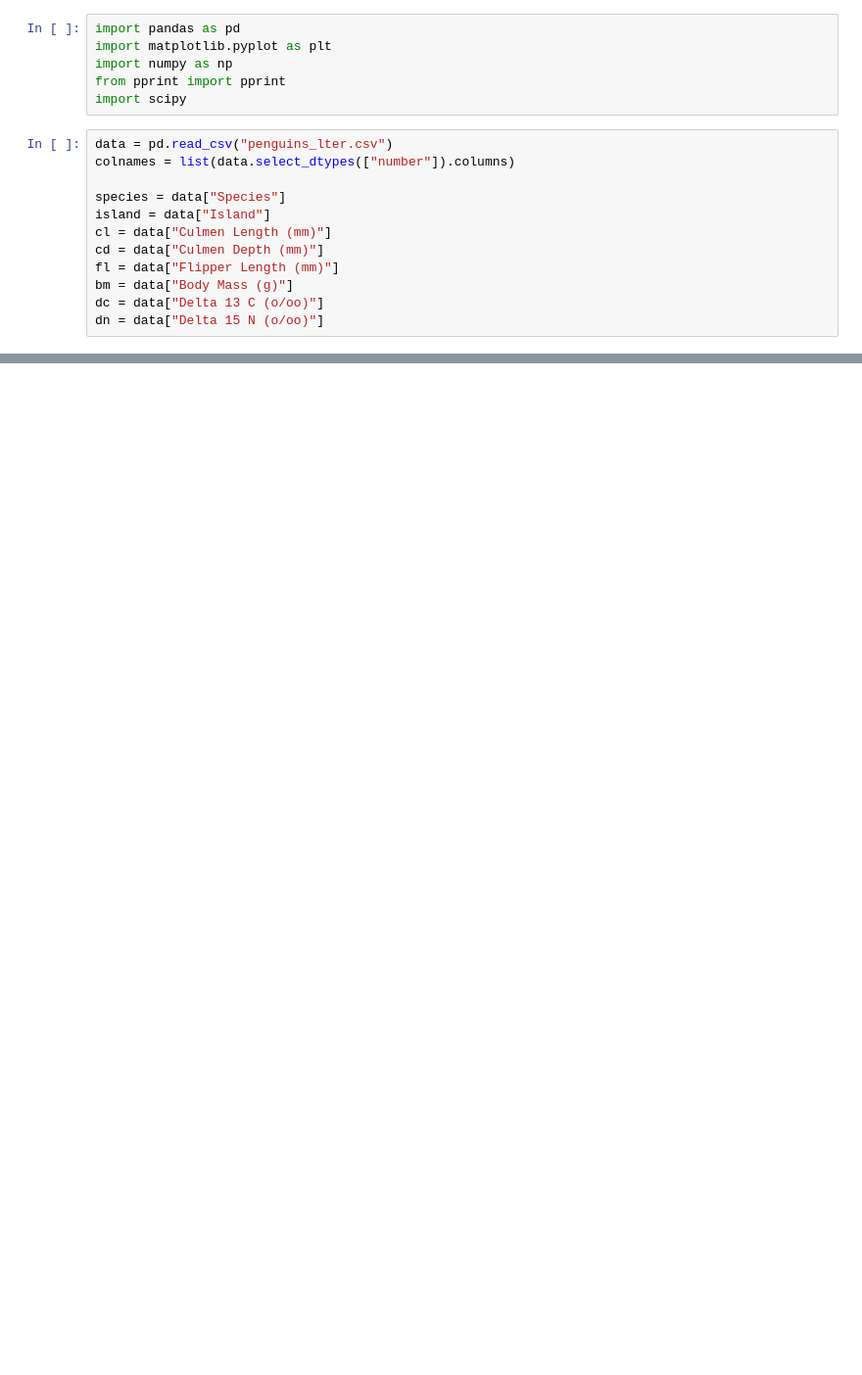
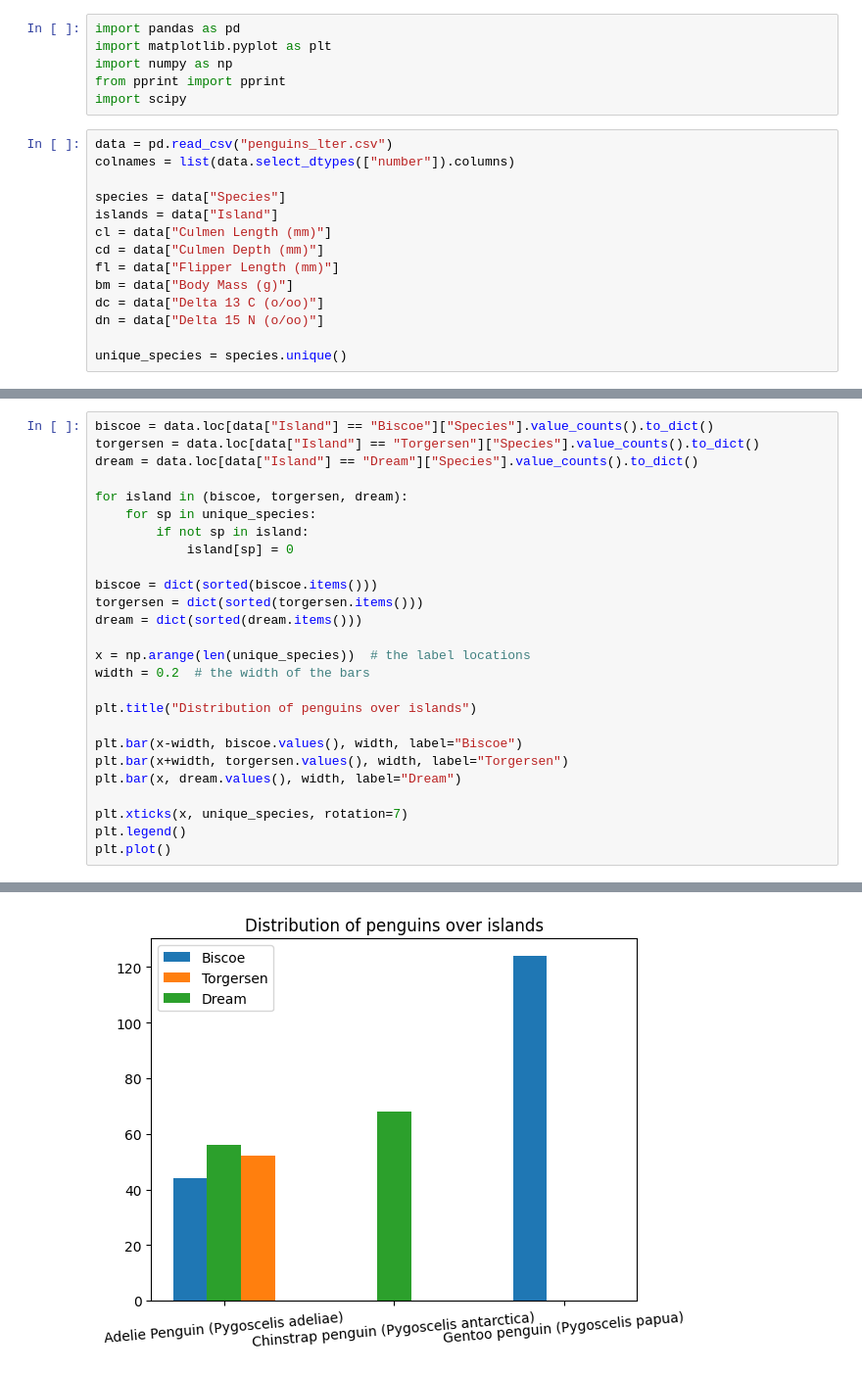
Before and after one commit to Unexp1ainable/UPA-2, a Jupyter notebook: proj.ipynb, the cells around one changed output, grey strips where cells are left out. Shown at 98% size. Drawn from its saved outputs; the diff is of its cells as text; blank space fills up the shorter version.

Commit message:
penguin distribution over islands

```diff
--- a/proj.ipynb
+++ b/proj.ipynb
@@ -9,10 +9,12 @@ data = pd.read_csv("penguins_lter.csv")
 colnames = list(data.select_dtypes(["number"]).columns)
 
 species = data["Species"]
-island = data["Island"]
+islands = data["Island"]
 cl = data["Culmen Length (mm)"]
 cd = data["Culmen Depth (mm)"]
 fl = data["Flipper Length (mm)"]
 bm = data["Body Mass (g)"]
 dc = data["Delta 13 C (o/oo)"]
 dn = data["Delta 15 N (o/oo)"]
+
+unique_species = species.unique()
@@ -45,0 +21,27 @@ plt.figure()
+# %%
+biscoe = data.loc[data["Island"] == "Biscoe"]["Species"].value_counts().to_dict()
+torgersen = data.loc[data["Island"] == "Torgersen"]["Species"].value_counts().to_dict()
+dream = data.loc[data["Island"] == "Dream"]["Species"].value_counts().to_dict()
+
+for island in (biscoe, torgersen, dream):
+    for sp in unique_species:
+        if not sp in island:
+            island[sp] = 0
+
+biscoe = dict(sorted(biscoe.items()))
+torgersen = dict(sorted(torgersen.items()))
+dream = dict(sorted(dream.items()))
+
+x = np.arange(len(unique_species))  # the label locations
+width = 0.2  # the width of the bars
+
+plt.title("Distribution of penguins over islands")
+
+plt.bar(x-width, biscoe.values(), width, label="Biscoe")
+plt.bar(x+width, torgersen.values(), width, label="Torgersen")
+plt.bar(x, dream.values(), width, label="Dream")
+
+plt.xticks(x, unique_species, rotation=7)
+plt.legend()
+plt.plot()
+# %% [output]
@@ -46,3 +49,4 @@ plt.figure()
+[figure, added]
 # %%
 
 plt.title("Culmens")
```
Also changed, not shown: parts of 4 cells of this notebook.
